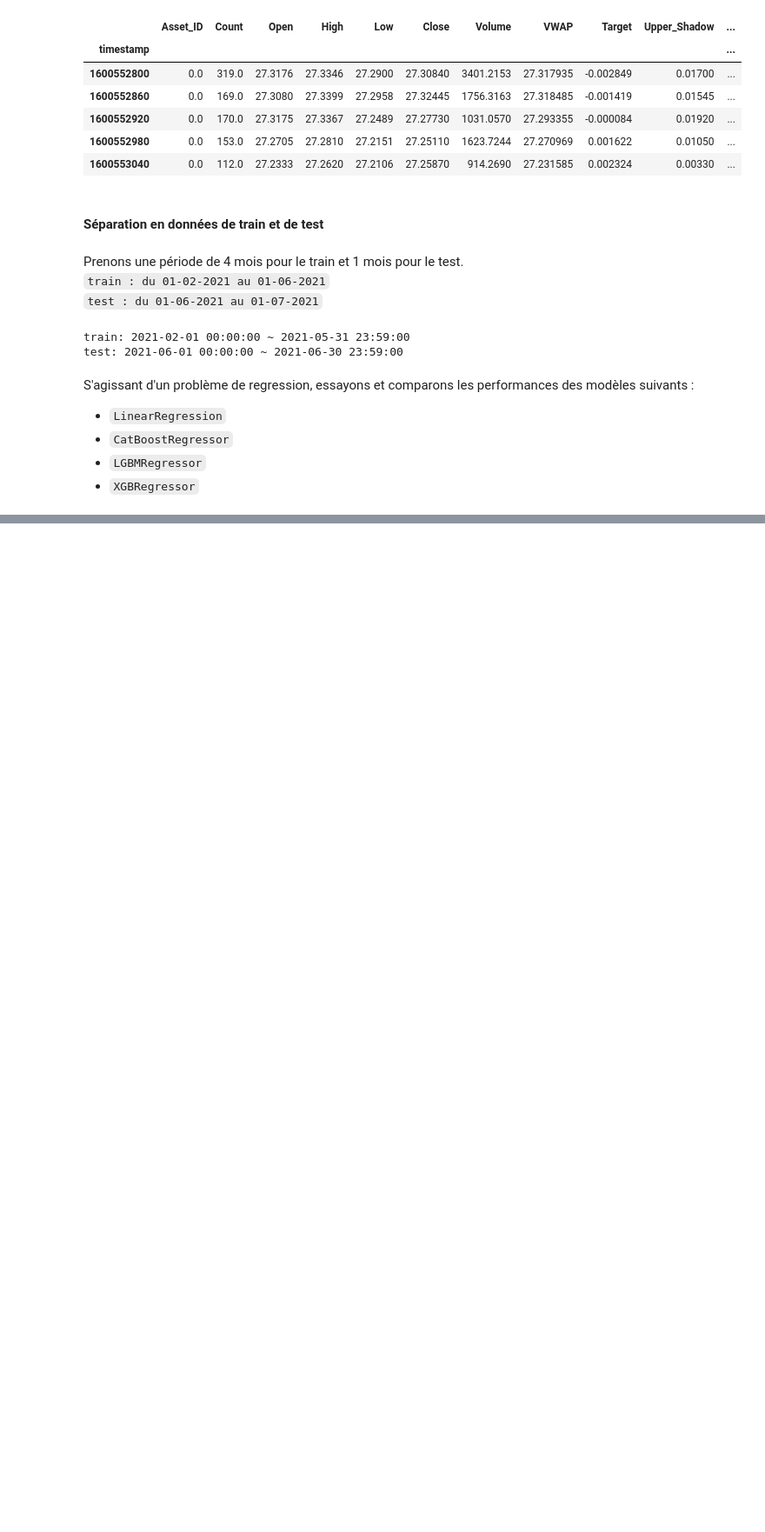
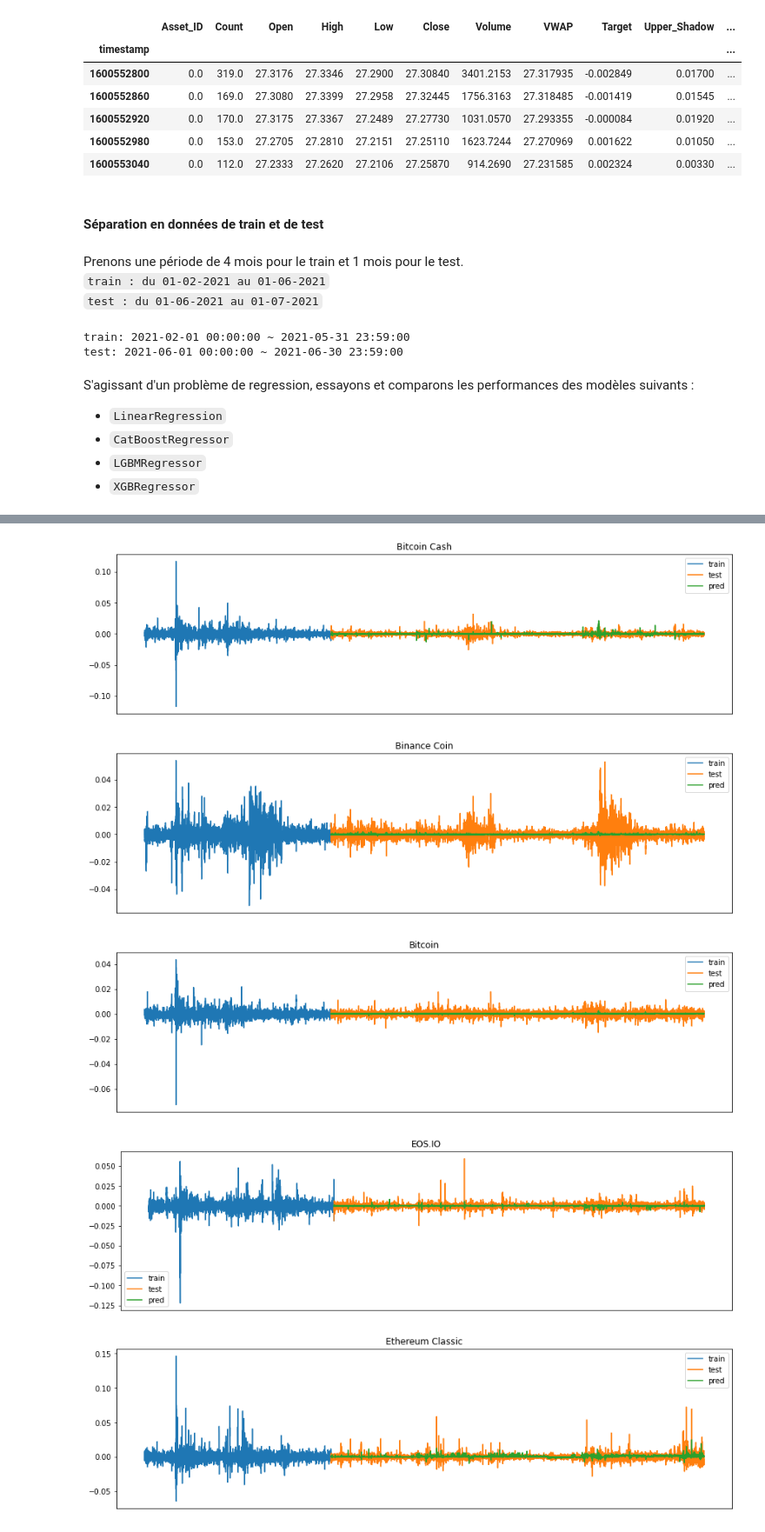
Before and after one commit to QBRAEM/crypto, a Jupyter notebook: crypto_modele.ipynb, the cells around one changed output, grey strips where cells are left out. Shown: that part at 87% size. Drawn from its saved outputs; the diff is of its cells as text; code cells hidden in the pictures; blank space fills up the shorter version.

```diff
--- a/crypto_modele.ipynb
+++ b/crypto_modele.ipynb
@@ -25,6 +25,19 @@ from catboost import CatBoostRegressor
 from lightgbm import LGBMRegressor
 from xgboost import XGBRegressor
 %matplotlib inline
+# %%
+def weighted_correlation(expected, predicted, weights):
+    weights = np.ravel(weights)
+    expected = np.ravel(expected)
+    predicted = np.ravel(predicted)
+    sum_weights = np.sum(weights)
+    mean_expected = np.sum(expected * weights) / sum_weights
+    mean_predicted = np.sum(predicted * weights) / sum_weights
+    var_expected = np.sum(weights * np.square(expected - mean_expected)) / sum_weights
+    var_predicted = np.sum(weights * np.square(predicted - mean_predicted)) / sum_weights
+    cov = np.sum((expected * predicted * weights)) / np.sum(weights) - mean_expected * mean_predicted
+    corr = cov / np.sqrt(var_expected * var_predicted)
+    return corr
 # %%
 def load_data(filename):
     with open("./" + filename + ".pkl", 'rb') as f:
@@ -81,7 +94,7 @@ S'agissant d'un problème de regression, essayons et comparons les performances
 # %%
 MODELS = {
     "LinearRegression": { "type": LinearRegression, "params": { "n_jobs": -1 } },
-    "CatBoostRegressor": { "type": CatBoostRegressor, "params": { "num_threads": -1 } },
+    "CatBoostRegressor": { "type": CatBoostRegressor, "params": { "thread_count": -1, "verbose": 0 } },
     "LGBMRegressor": { "type": LGBMRegressor, "params": { "n_jobs": -1 } },
     "XGBRegressor": { "type": XGBRegressor, "params": { "n_jobs": -1 } },
 }
@@ -122,8 +166,0 @@ def weighted_correlation(expected, predicted, weights):
-# %%
-for asset in d_assets_1_year.values():
-    df_train = get_train_data(asset["Asset_Data"])
-    df_test = get_test_data(asset["Asset_Data"])
-    linreg_model = create_model(df_train, df_test, MODELS["LinearRegression"])
-    y_pred = linreg_model["model"].predict(linreg_model["X_test"])
-    wcorr = weighted_correlation(linreg_model["y_test"], y_pred, np.repeat(asset["Asset_Weight"], len(y_pred)))
-    print("%2d - %-16s : %f" % (asset["Asset_ID"], asset["Asset_Name"], wcorr))
@@ -144,0 +169,5 @@ for asset in d_assets_1_year.values():
+# %%
+for asset_id in results.keys():
+    best_index = np.argmax([results[asset_id][model_name]["wcorr"] for model_name in MODELS.keys()])
+    results[asset_id]["best_model"] = list(results[asset_id].keys())[best_index + 1]
+    print("%-16s | %-18s| %f" % (results[asset_id]["Asset_Name"], results[asset_id]["best_model"], results[asset_id][results[asset_id]["best_model"]]["wcorr"]))
@@ -144,0 +189,21 @@ for asset in d_assets_1_year.values():
+# %%
+for asset_id in results.keys():
+    model = results[asset_id][results[asset_id]["best_model"]]
+    y_train = model["y_train"].copy()
+    y_test = model["y_test"].copy()
+    y_pred = pd.DataFrame(model["y_pred"], index=y_test.index)
+    train_display_size = len(y_test) // 2
+    plt.figure(figsize=(15, 4))
+    plt.plot(y_train.iloc[-train_display_size:], label="train")
+    plt.plot(y_test, label="test")
+    plt.plot(y_pred, label="pred")
+    plt.legend()
+    plt.title(results[asset_id]["Asset_Name"])
+    plt.xticks([])
+    plt.show()
+# %% [output]
+[figure, added]
+[figure, added]
+[figure, added]
+[figure, added]
+[figure, added]
```
Also changed, not shown: parts of 10 cells of this notebook, 1 other file.
